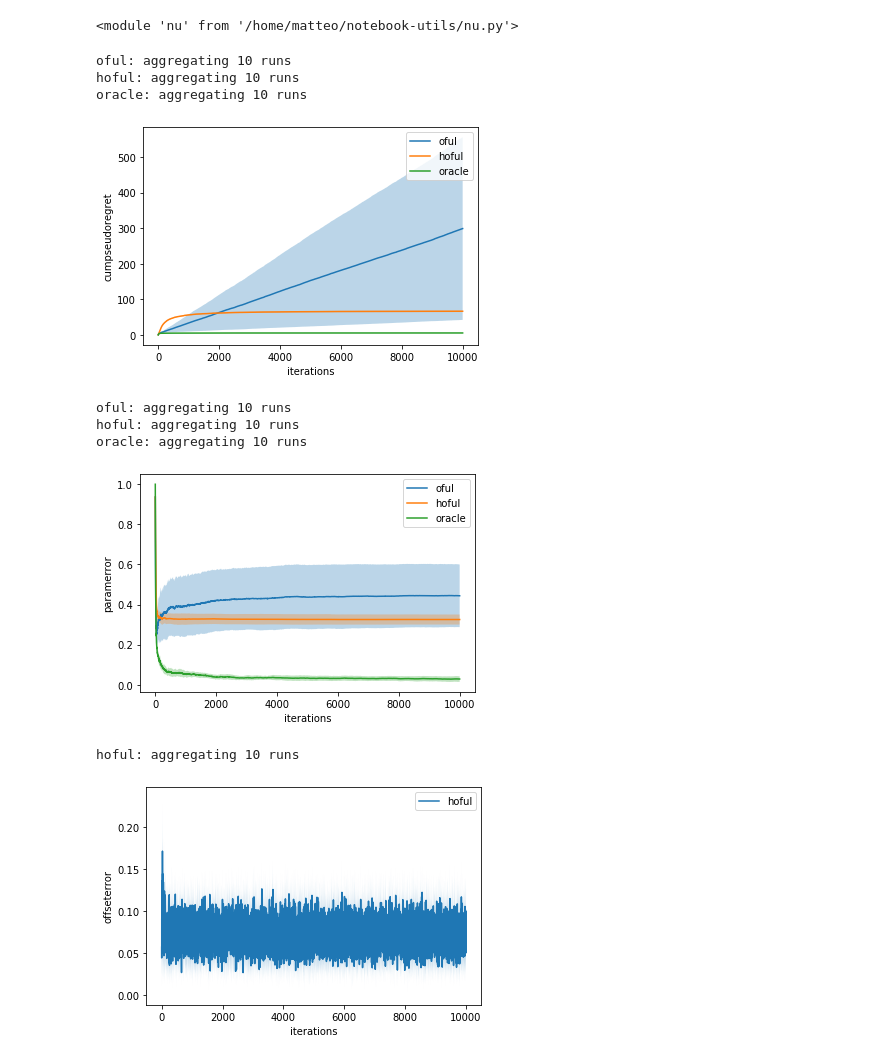
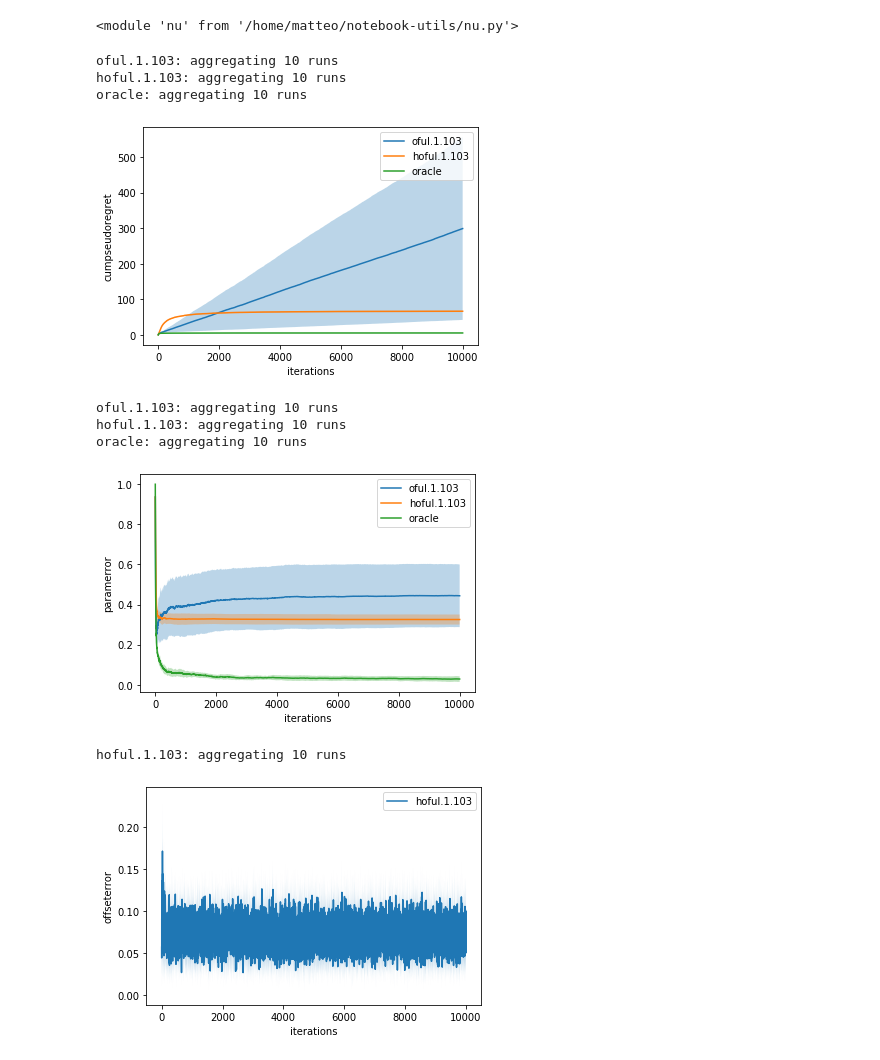
Before and after one commit to T3p/hidden-features, a Jupyter notebook: notebooks/contextual_hidden.ipynb, the cells around one changed output. Cells and saved outputs as stored; diff of their text form; code cells hidden in the pictures.

```diff
--- a/notebooks/contextual_hidden.ipynb
+++ b/notebooks/contextual_hidden.ipynb
@@ -18,21 +18,21 @@ reload(nu)
 # %%
 nu.setdir('../results')
 # %%
-nu.compare_student(['oful', 'hoful', 'oracle'], key='cumpseudoregret')
+nu.compare_student(['oful.1.103', 'hoful.1.103', 'oracle'], key='cumpseudoregret')
 # %% [output]
-oful: aggregating 10 runs
-hoful: aggregating 10 runs
+oful.1.103: aggregating 10 runs
+hoful.1.103: aggregating 10 runs
 oracle: aggregating 10 runs
-[figure, old version]
+[figure, new version]
 # %%
-nu.compare_student(['oful', 'hoful', 'oracle'], key='paramerror')
+nu.compare_student(['oful.1.103', 'hoful.1.103', 'oracle'], key='paramerror')
 # %% [output]
-oful: aggregating 10 runs
-hoful: aggregating 10 runs
+oful.1.103: aggregating 10 runs
+hoful.1.103: aggregating 10 runs
 oracle: aggregating 10 runs
-[figure, old version]
+[figure, new version]
 # %%
-nu.compare_student(['hoful'], key='offseterror')
+nu.compare_student(['hoful.1.103'], key='offseterror')
 # %% [output]
-hoful: aggregating 10 runs
+hoful.1.103: aggregating 10 runs
-[figure, old version]
+[figure, new version]
```
Also changed, not shown: parts of 7 cells of this notebook.
